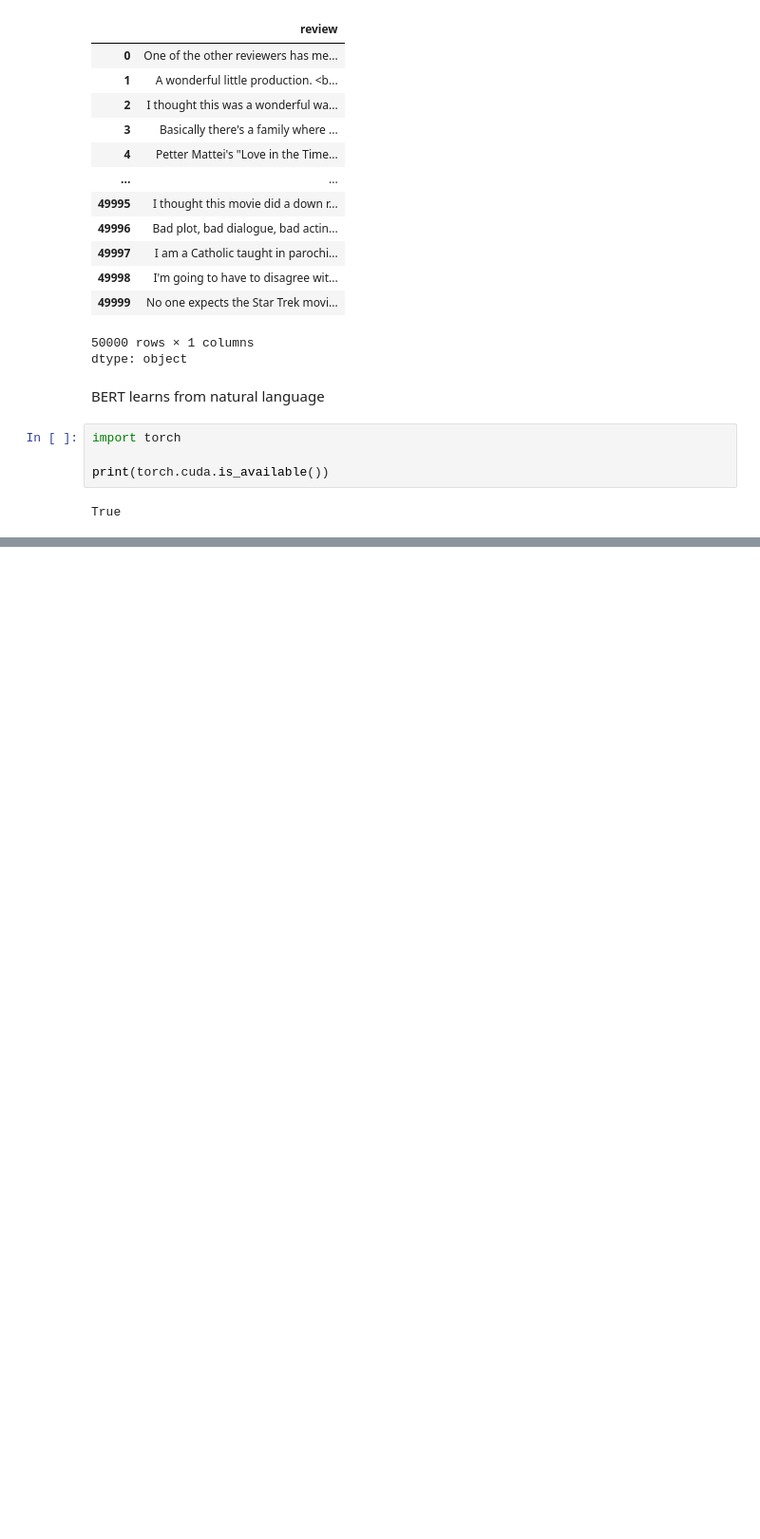
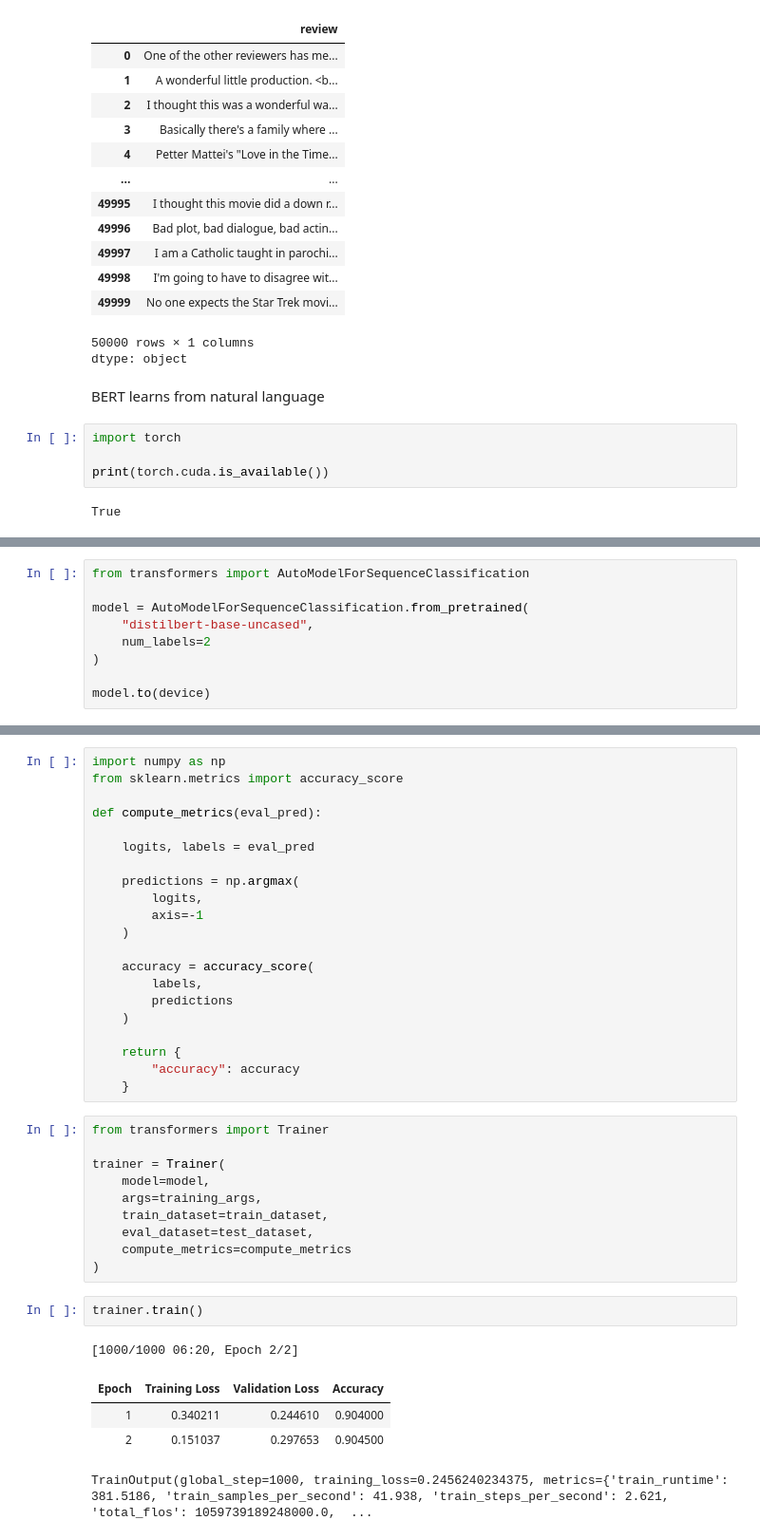
Before and after one commit to nehalnova/sentiment-analysis-, a Jupyter notebook: 01_IMDB_EDA.ipynb, the cells around one changed output, grey strips where cells are left out. Shown at 95% size. Drawn from its saved outputs; the diff is of its cells as text; blank space fills up the shorter version.

```diff
--- a/01_IMDB_EDA.ipynb
+++ b/01_IMDB_EDA.ipynb
@@ -388,0 +544,9 @@ True
+# %%
+from transformers import AutoModelForSequenceClassification
+
+model = AutoModelForSequenceClassification.from_pretrained(
+    "distilbert-base-uncased",
+    num_labels=2
+)
+
+model.to(device)
@@ -388,0 +602,39 @@ True
+# %%
+import numpy as np
+from sklearn.metrics import accuracy_score
+
+def compute_metrics(eval_pred):
+
+    logits, labels = eval_pred
+
+    predictions = np.argmax(
+        logits,
+        axis=-1
+    )
+
+    accuracy = accuracy_score(
+        labels,
+        predictions
+    )
+
+    return {
+        "accuracy": accuracy
+    }
+# %%
+from transformers import Trainer
+
+trainer = Trainer(
+    model=model,
+    args=training_args,
+    train_dataset=train_dataset,
+    eval_dataset=test_dataset,
+    compute_metrics=compute_metrics
+)
+# %%
+trainer.train()
+# %% [output]
+[1000/1000 06:20, Epoch 2/2]
+| Epoch | Training Loss | Validation Loss | Accuracy |
+| 1 | 0.340211 | 0.244610 | 0.904000 |
+| 2 | 0.151037 | 0.297653 | 0.904500 |
+TrainOutput(global_step=1000, training_loss=0.2456240234375, metrics={'train_runtime': 381.5186, 'train_samples_per_second': 41.938, 'train_steps_per_second': 2.621, 'total_flos': 1059739189248000.0,  ...
```
Also changed, not shown: parts of 17 cells of this notebook.
